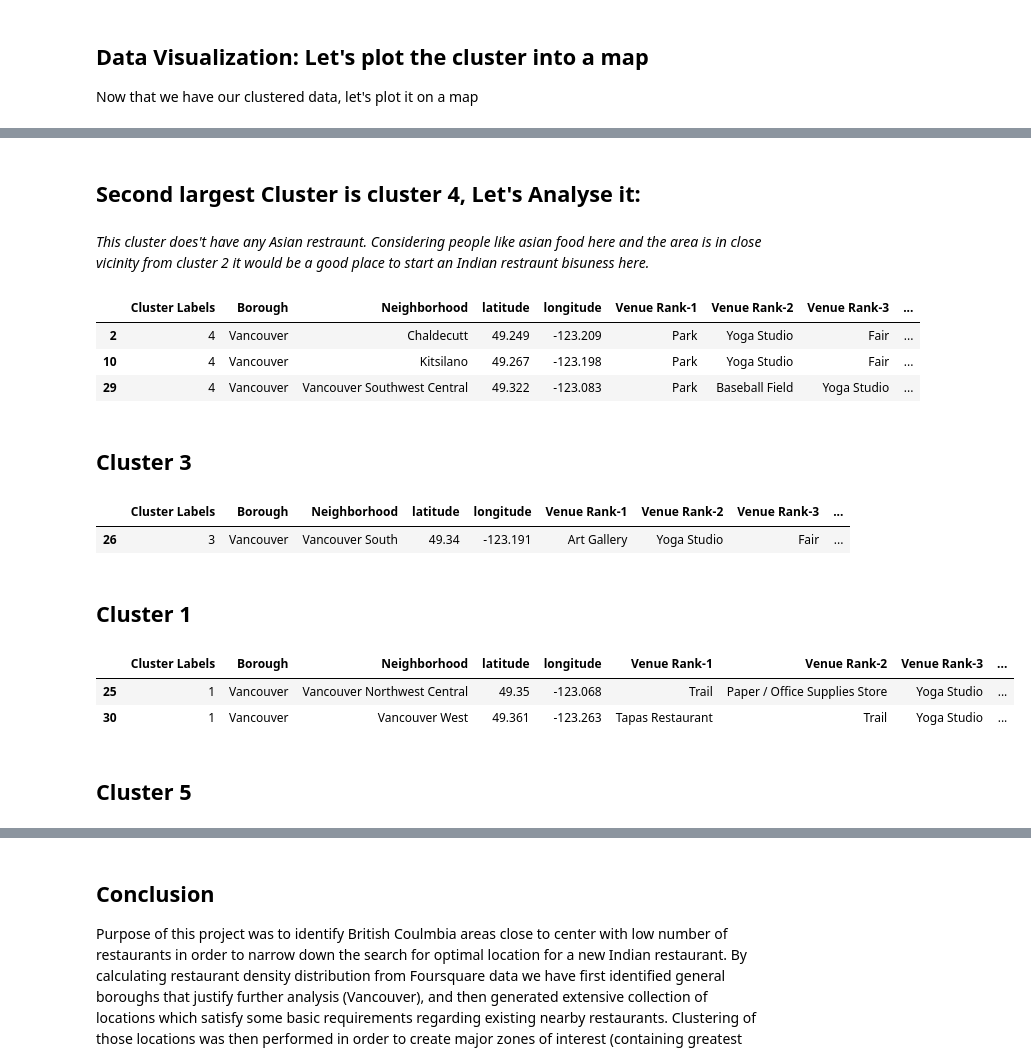
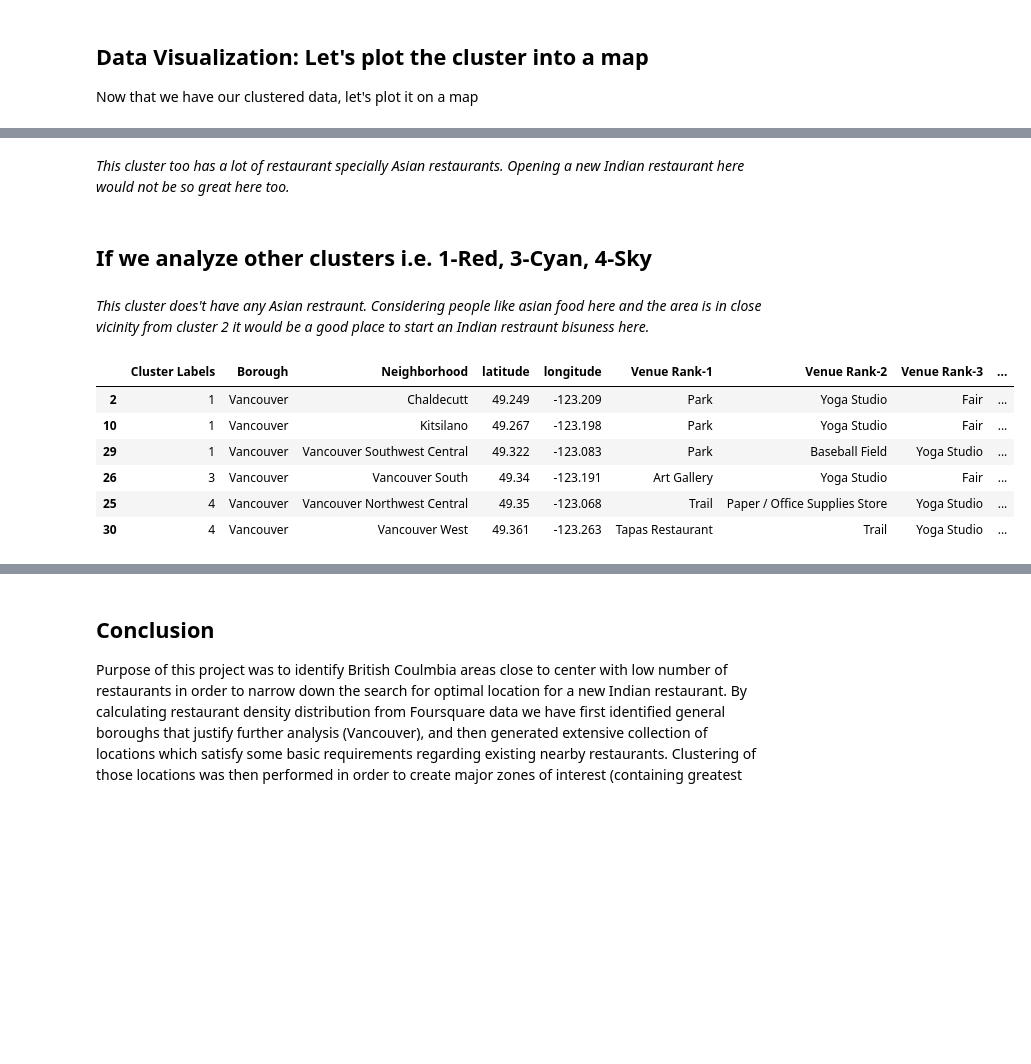
Before and after one commit to KumaarJai/IBM_Capstone, a Jupyter notebook: IBM_FinalCapstone.ipynb, the cells around one changed output, grey strips where cells are left out. Cells and saved outputs as stored; diff of their text form; code cells hidden in the pictures; blank space fills up the shorter version.

```diff
--- a/IBM_FinalCapstone.ipynb
+++ b/IBM_FinalCapstone.ipynb
@@ -390,7 +420,7 @@ uniqueNeighborhood_LocationDF.shape
 (32, 5)
 # %%
 # run k-means clustering for 5 clusters
-kclusters = 5
+kclusters = 4
 kmeans = KMeans(n_clusters=kclusters, random_state=0).fit(oneHotgrouped_cluster)
 print(kmeans.labels_[:], kmeans.labels_.shape)
 # %% [output]
@@ -486,33 +516,19 @@ myNeighborhoodFinalDF.loc[myNeighborhoodFinalDF['Cluster Labels'] == 2].filter([
 | 28 | 2 | Vancouver | Vancouver Southwest | 49.322 | -123.115 | Coffee Shop | Gym | Furniture / Home Store | ... |
 | 31 | 2 | Vancouver | Waterfront | 49.287 | -123.116 | Hotel | Coffee Shop | Café | ... |
-# %% [markdown]
-## Second largest Cluster is cluster 4, Let's Analyse it:
+# %% [markdown]
+_This cluster too has a lot of restaurant specially Asian restaurants. Opening a new Indian restaurant here would not be so great here too._
+# %% [markdown]
+## If we analyze other clusters i.e. 1-Red, 3-Cyan, 4-Sky
 # %% [markdown]
 _This cluster does't have any Asian restraunt. Considering people like asian food here and the area is in close vicinity from cluster 2 it would be a good place to start an Indian restraunt bisuness here._
 # %%
-myNeighborhoodFinalDF.loc[myNeighborhoodFinalDF['Cluster Labels'] == 4]\
-.filter(["Cluster Labels","Borough","Neighborhood","latitude","longitude","Venue Rank-1","Venue Rank-2","Venue Rank-3","Venue Rank-4","Venue Rank-5","Venue Rank-6","Venue Rank-7","Venue Rank-8","Venue Rank-9","Venue Rank-10"])
+myNeighborhoodFinalDF.loc[myNeighborhoodFinalDF['Cluster Labels'].isin([1,3,4]) ]\
+.filter(["Cluster Labels","Borough","Neighborhood","latitude","longitude","Venue Rank-1","Venue Rank-2","Venue Rank-3","Venue Rank-4","Venue Rank-5","Venue Rank-6","Venue Rank-7","Venue Rank-8","Venue Rank-9","Venue Rank-10"]).sort_values(by='Cluster Labels')
 # %% [output]
 |  | Cluster Labels | Borough | Neighborhood | latitude | longitude | Venue Rank-1 | Venue Rank-2 | Venue Rank-3 | ... |
-| 2 | 4 | Vancouver | Chaldecutt | 49.249 | -123.209 | Park | Yoga Studio | Fair | ... |
-| 10 | 4 | Vancouver | Kitsilano | 49.267 | -123.198 | Park | Yoga Studio | Fair | ... |
-| 29 | 4 | Vancouver | Vancouver Southwest Central | 49.322 | -123.083 | Park | Baseball Field | Yoga Studio | ... |
+| 2 | 1 | Vancouver | Chaldecutt | 49.249 | -123.209 | Park | Yoga Studio | Fair | ... |
+| 10 | 1 | Vancouver | Kitsilano | 49.267 | -123.198 | Park | Yoga Studio | Fair | ... |
+| 29 | 1 | Vancouver | Vancouver Southwest Central | 49.322 | -123.083 | Park | Baseball Field | Yoga Studio | ... |
+| 26 | 3 | Vancouver | Vancouver South | 49.34 | -123.191 | Art Gallery | Yoga Studio | Fair | ... |
+| 25 | 4 | Vancouver | Vancouver Northwest Central | 49.35 | -123.068 | Trail | Paper / Office Supplies Store | Yoga Studio | ... |
+| 30 | 4 | Vancouver | Vancouver West | 49.361 | -123.263 | Tapas Restaurant | Trail | Yoga Studio | ... |
-# %% [markdown]
-## Cluster 3
-# %%
-myNeighborhoodFinalDF.loc[myNeighborhoodFinalDF['Cluster Labels'] == 3]\
-.filter(["Cluster Labels","Borough","Neighborhood","latitude","longitude","Venue Rank-1","Venue Rank-2","Venue Rank-3","Venue Rank-4","Venue Rank-5","Venue Rank-6","Venue Rank-7","Venue Rank-8","Venue Rank-9","Venue Rank-10"])
-# %% [output]
-|  | Cluster Labels | Borough | Neighborhood | latitude | longitude | Venue Rank-1 | Venue Rank-2 | Venue Rank-3 | ... |
-| 26 | 3 | Vancouver | Vancouver South | 49.34 | -123.191 | Art Gallery | Yoga Studio | Fair | ... |
-# %% [markdown]
-## Cluster 1
-# %%
-myNeighborhoodFinalDF.loc[myNeighborhoodFinalDF['Cluster Labels'] == 1]\
-.filter(["Cluster Labels","Borough","Neighborhood","latitude","longitude","Venue Rank-1","Venue Rank-2","Venue Rank-3","Venue Rank-4","Venue Rank-5","Venue Rank-6","Venue Rank-7","Venue Rank-8","Venue Rank-9","Venue Rank-10"])
-# %% [output]
-|  | Cluster Labels | Borough | Neighborhood | latitude | longitude | Venue Rank-1 | Venue Rank-2 | Venue Rank-3 | ... |
-| 25 | 1 | Vancouver | Vancouver Northwest Central | 49.35 | -123.068 | Trail | Paper / Office Supplies Store | Yoga Studio | ... |
-| 30 | 1 | Vancouver | Vancouver West | 49.361 | -123.263 | Tapas Restaurant | Trail | Yoga Studio | ... |
-# %% [markdown]
-## Cluster 5
```
Also changed, not shown: parts of 13 cells of this notebook.
